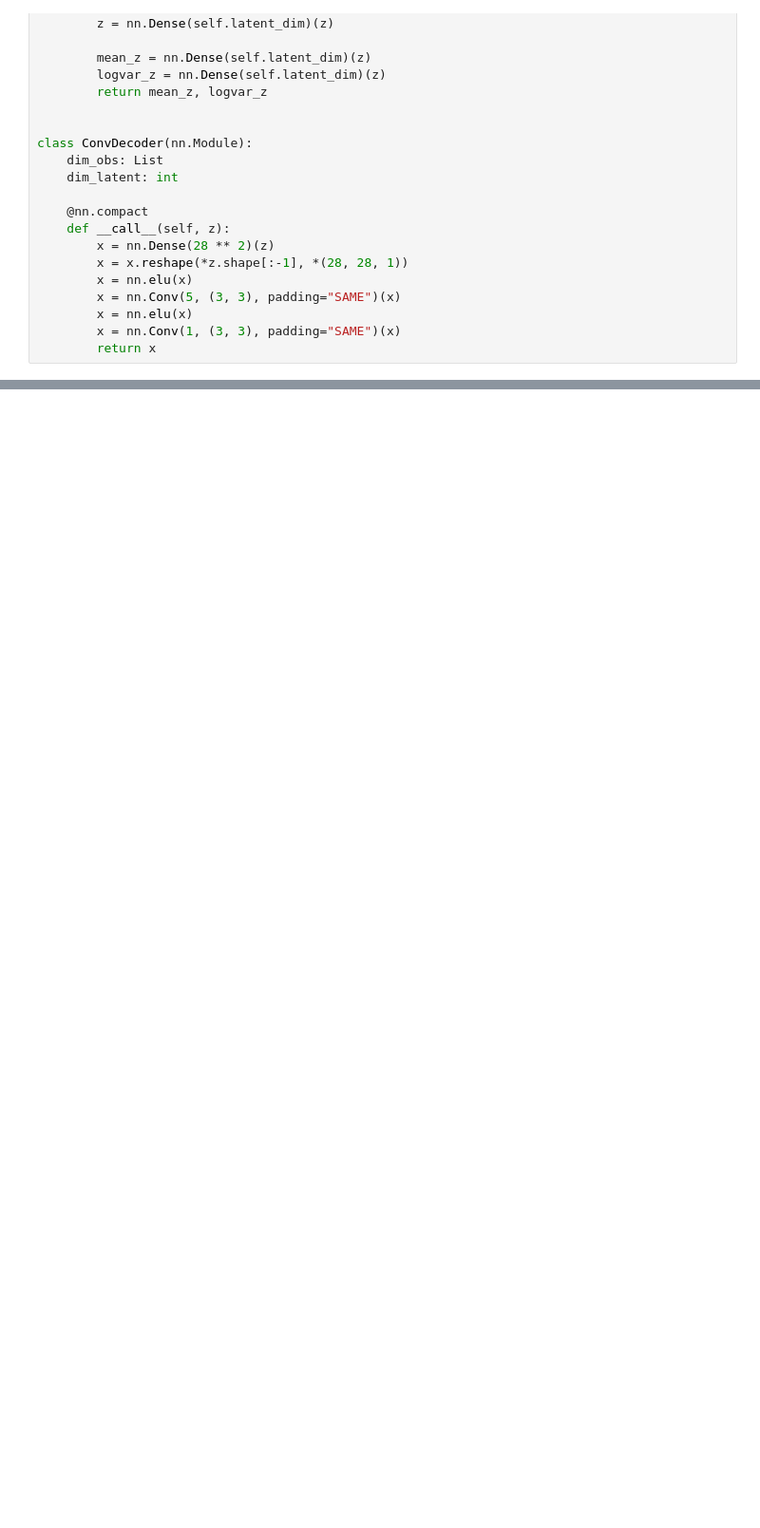
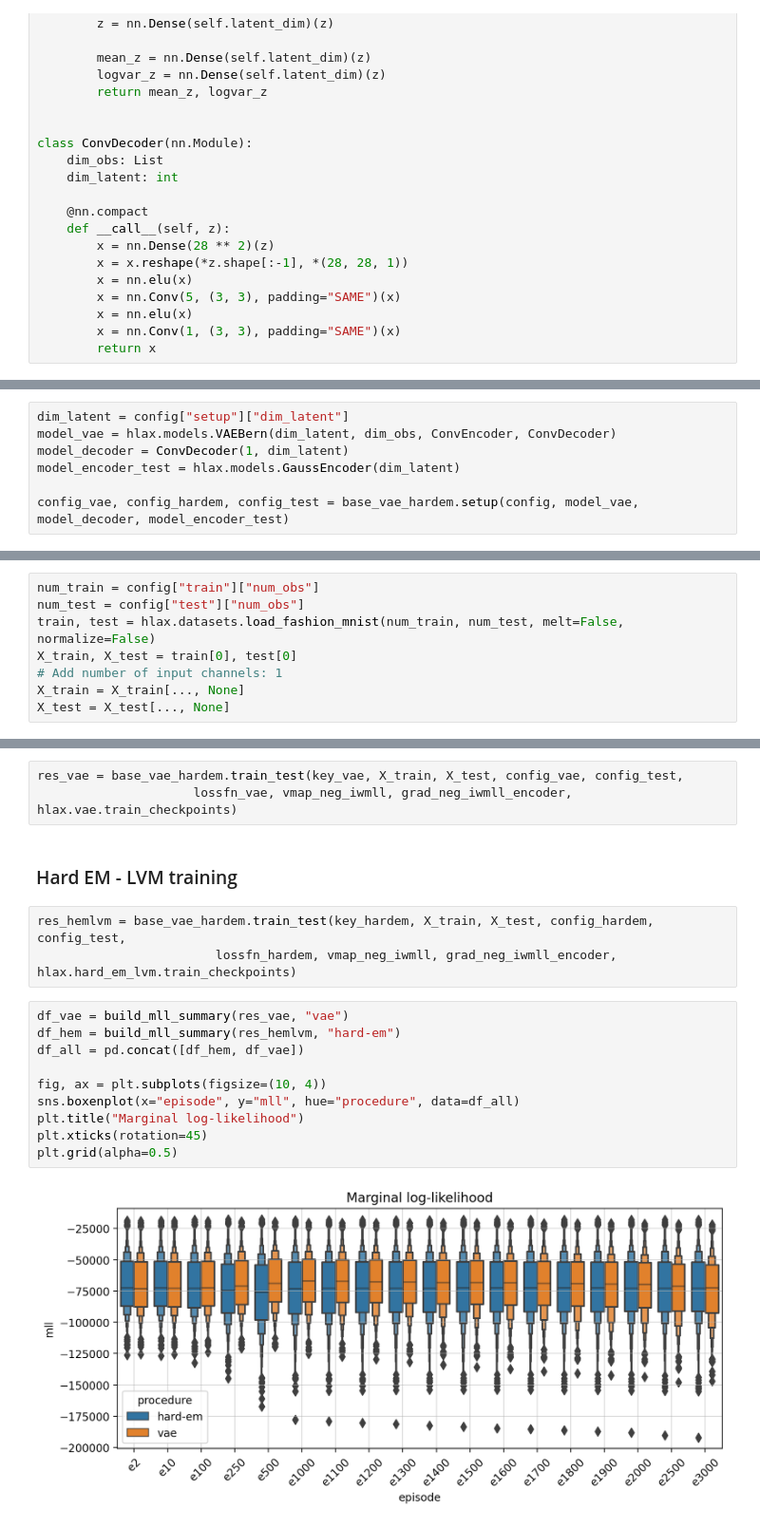
Before and after one commit to gerdm/hard-em-lvm, a Jupyter notebook: notebooks/15-conv-hard-em-ipl-vae-multiple.ipynb, the cells around one changed output, grey strips where cells are left out. Shown at 95% size. Drawn from its saved outputs; the diff is of its cells as text; blank space fills up the shorter version.

```diff
--- a/notebooks/15-conv-hard-em-ipl-vae-multiple.ipynb
+++ b/notebooks/15-conv-hard-em-ipl-vae-multiple.ipynb
@@ -325,0 +219,7 @@ ax.grid(alpha=0.5)
+# %%
+dim_latent = config["setup"]["dim_latent"]
+model_vae = hlax.models.VAEBern(dim_latent, dim_obs, ConvEncoder, ConvDecoder)
+model_decoder = ConvDecoder(1, dim_latent)
+model_encoder_test = hlax.models.GaussEncoder(dim_latent)
+
+config_vae, config_hardem, config_test = base_vae_hardem.setup(config, model_vae, model_decoder, model_encoder_test)
@@ -325,0 +232,8 @@ ax.grid(alpha=0.5)
+# %%
+num_train = config["train"]["num_obs"]
+num_test = config["test"]["num_obs"]
+train, test = hlax.datasets.load_fashion_mnist(num_train, num_test, melt=False, normalize=False)
+X_train, X_test = train[0], test[0]
+# Add number of input channels: 1
+X_train = X_train[..., None]
+X_test = X_test[..., None]
@@ -325,0 +244,20 @@ ax.grid(alpha=0.5)
+# %%
+res_vae = base_vae_hardem.train_test(key_vae, X_train, X_test, config_vae, config_test,
+                     lossfn_vae, vmap_neg_iwmll, grad_neg_iwmll_encoder, hlax.vae.train_checkpoints)
+# %% [markdown]
+### Hard EM - LVM training
+# %%
+res_hemlvm = base_vae_hardem.train_test(key_hardem, X_train, X_test, config_hardem, config_test,
+                        lossfn_hardem, vmap_neg_iwmll, grad_neg_iwmll_encoder, hlax.hard_em_lvm.train_checkpoints)
+# %%
+df_vae = build_mll_summary(res_vae, "vae")
+df_hem = build_mll_summary(res_hemlvm, "hard-em")
+df_all = pd.concat([df_hem, df_vae])
+
+fig, ax = plt.subplots(figsize=(10, 4))
+sns.boxenplot(x="episode", y="mll", hue="procedure", data=df_all)
+plt.title("Marginal log-likelihood")
+plt.xticks(rotation=45)
+plt.grid(alpha=0.5)
+# %% [output]
+[figure, added]
```
Also changed, not shown: parts of 68 cells of this notebook.
